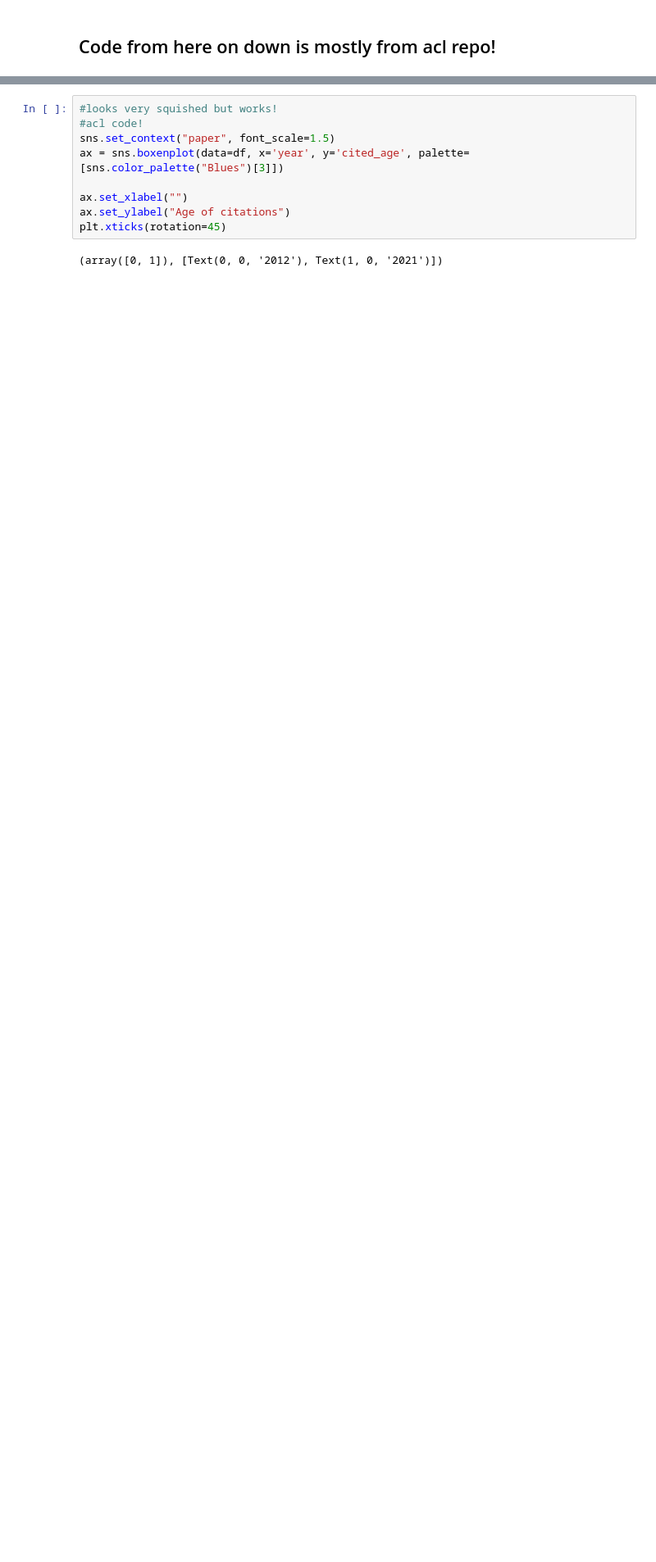
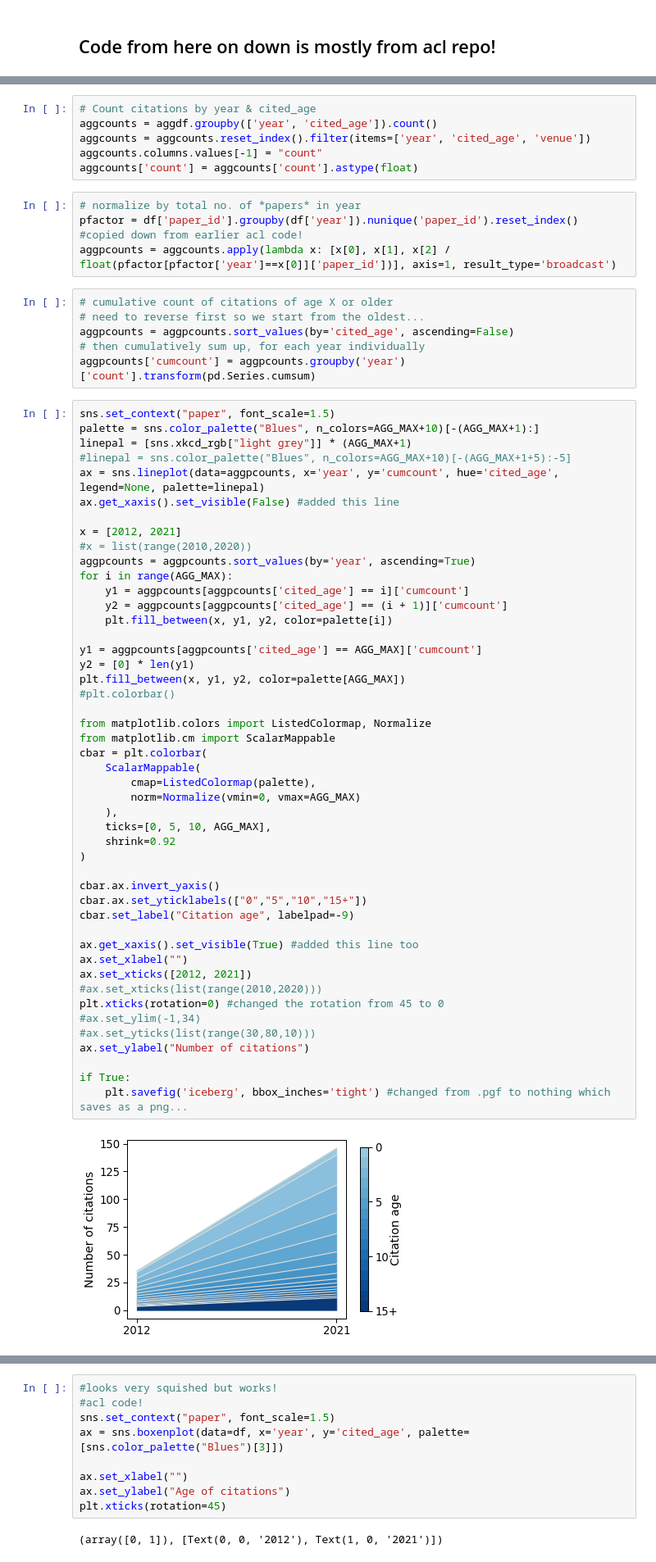
Before and after one commit to christinekaarde/MICCAI-review-thesis, a Jupyter notebook: database creation/references mining.ipynb, the cells around one changed output, grey strips where cells are left out. Shown at 82% size. Cells and saved outputs as stored; diff of their text form; blank space fills up the shorter version.

```diff
--- a/database creation/references mining.ipynb
+++ b/database creation/references mining.ipynb
@@ -284,3 +301,68 @@ df = pd.concat([df2012_with_year, df2021_with_year],    # Combine vertically
+# %%
+# Count citations by year & cited_age
+aggcounts = aggdf.groupby(['year', 'cited_age']).count()
+aggcounts = aggcounts.reset_index().filter(items=['year', 'cited_age', 'venue'])
+aggcounts.columns.values[-1] = "count"
+aggcounts['count'] = aggcounts['count'].astype(float)
+# %%
+# normalize by total no. of *papers* in year
+pfactor = df['paper_id'].groupby(df['year']).nunique('paper_id').reset_index() #copied down from earlier acl code!
+aggpcounts = aggcounts.apply(lambda x: [x[0], x[1], x[2] / float(pfactor[pfactor['year']==x[0]]['paper_id'])], axis=1, result_type='broadcast')
+# %%
+# cumulative count of citations of age X or older
+# need to reverse first so we start from the oldest...
+aggpcounts = aggpcounts.sort_values(by='cited_age', ascending=False)
+# then cumulatively sum up, for each year individually
+aggpcounts['cumcount'] = aggpcounts.groupby('year')['count'].transform(pd.Series.cumsum)
+# %%
+sns.set_context("paper", font_scale=1.5)
+palette = sns.color_palette("Blues", n_colors=AGG_MAX+10)[-(AGG_MAX+1):]
+linepal = [sns.xkcd_rgb["light grey"]] * (AGG_MAX+1)
+#linepal = sns.color_palette("Blues", n_colors=AGG_MAX+10)[-(AGG_MAX+1+5):-5]
+ax = sns.lineplot(data=aggpcounts, x='year', y='cumcount', hue='cited_age', legend=None, palette=linepal)
+ax.get_xaxis().set_visible(False) #added this line
+
+x = [2012, 2021]
+#x = list(range(2010,2020))
+aggpcounts = aggpcounts.sort_values(by='year', ascending=True)
+for i in range(AGG_MAX):
+    y1 = aggpcounts[aggpcounts['cited_age'] == i]['cumcount']
+    y2 = aggpcounts[aggpcounts['cited_age'] == (i + 1)]['cumcount']
+    plt.fill_between(x, y1, y2, color=palette[i])
+
+y1 = aggpcounts[aggpcounts['cited_age'] == AGG_MAX]['cumcount']
+y2 = [0] * len(y1)
+plt.fill_between(x, y1, y2, color=palette[AGG_MAX])
+#plt.colorbar()
+
+from matplotlib.colors import ListedColormap, Normalize
+from matplotlib.cm import ScalarMappable
+cbar = plt.colorbar(
+    ScalarMappable(
+        cmap=ListedColormap(palette),
+        norm=Normalize(vmin=0, vmax=AGG_MAX)
+    ),
+    ticks=[0, 5, 10, AGG_MAX],
+    shrink=0.92
+)
+
+cbar.ax.invert_yaxis()
+cbar.ax.set_yticklabels(["0","5","10","15+"])
+cbar.set_label("Citation age", labelpad=-9)
+
+ax.get_xaxis().set_visible(True) #added this line too
+ax.set_xlabel("")
+ax.set_xticks([2012, 2021])
+#ax.set_xticks(list(range(2010,2020)))
+plt.xticks(rotation=0) #changed the rotation from 45 to 0
+#ax.set_ylim(-1,34)
+#ax.set_yticks(list(range(30,80,10)))
+ax.set_ylabel("Number of citations")
+
+if True:
+    plt.savefig('iceberg', bbox_inches='tight') #changed from .pgf to nothing which saves as a png...
+# %% [output]
+[figure, added]
 # %%
 #code from acl repo!
 # Count citations by year & cited_age
```
Also changed, not shown: parts of 3 cells of this notebook, 2 other files.
